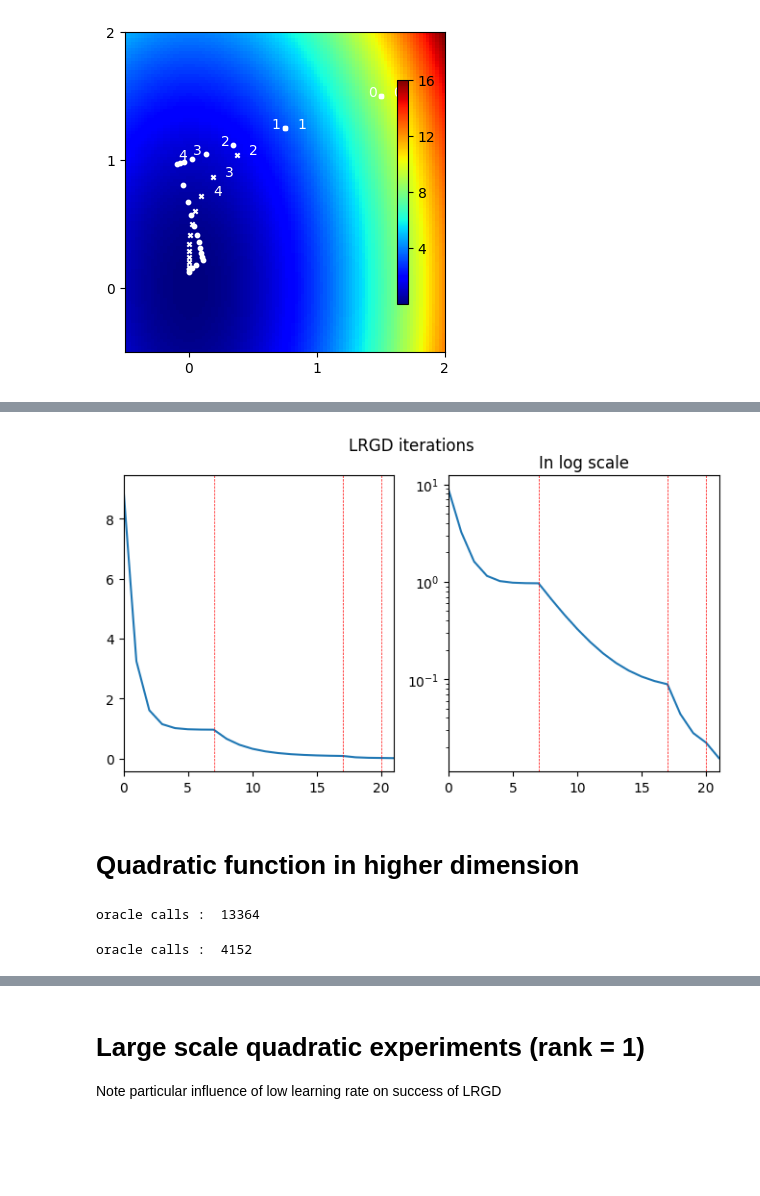
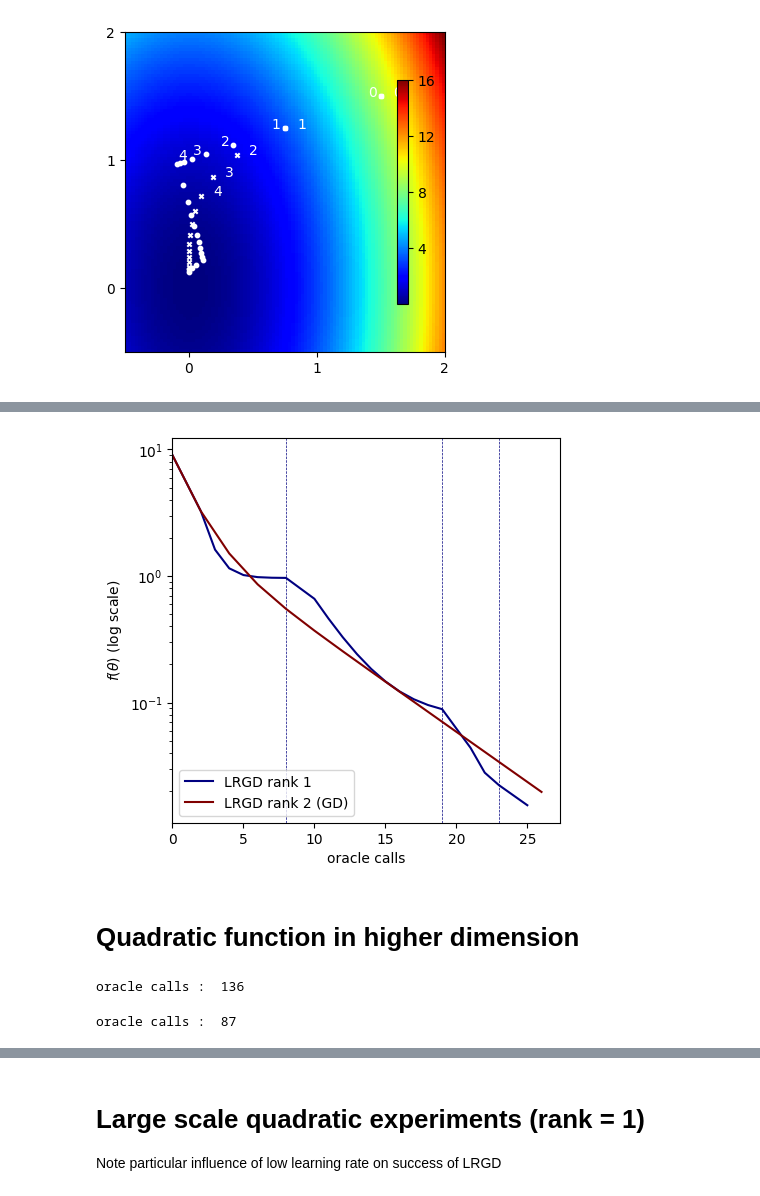
Before and after one commit to Romcos/LRGD, a Jupyter notebook: LRGD_new.ipynb, the cells around one changed output, grey strips where cells are left out. Cells and saved outputs as stored; diff of their text form; code cells hidden in the pictures; blank space fills up the shorter version.

```diff
--- a/LRGD_new.ipynb
+++ b/LRGD_new.ipynb
@@ -113,24 +89,7 @@ plt.savefig("GD_LRGD_iterations.pdf")
-# %%
-#### ENCAPSULATE THIS IN NICE PLOTS
-fig, (ax1, ax2) = plt.subplots(1, 2, figsize = (8,4))
-fig.suptitle('LRGD iterations')
-
-ax1.plot([f(ZLRGD[i]) for i in range(len(ZLRGD))])
-ax1.set_xlim(left = 0, right = len(ZLRGD)-1)
-
-ax2.set_title("performance")
-ax2.plot([f(ZLRGD[i]) for i in range(len(ZLRGD))])
-ax2.set_xlim(left = 0, right = len(ZLRGD)-1)
-ax2.set_yscale("log")
-ax2.set_title("In log scale")
-
-
-for i,c in enumerate(CLRGD):
-    if c==2 and i>2:
-        ax1.axvline(x = i-1, color = 'r', label = 'axvline - full height', linestyle = "--", linewidth = 0.5)
-        ax2.axvline(x = i-1, color = 'r', label = 'axvline - full height', linestyle = "--", linewidth = 0.5)
-# %% [output]
-[figure, removed]
+# %%
+plot_convergence([ZLRGD, ZGD],[CLRGD, CGD],f, verticals =[True, False],labels =["LRGD rank 1", "LRGD rank 2 (GD)"])
+# %% [output]
+[figure, added]
 # %% [markdown]
 # Quadratic function in higher dimension
 # %%
@@ -161,10 +104,10 @@ p=4
 # %%
-ZGD,CGD = GD(f, df, z0 = np.ones(p),alpha = alpha, epsilon=0.01)
+ZGD,CGD = GD(f, df, z0 = -np.ones(p),alpha = alpha, epsilon=0.01)
 print("oracle calls : ", np.sum(CGD))
 # %% [output]
-oracle calls :  13364
+oracle calls :  136
 # %%
-ZLRGD,CLRGD = LRGD(f, deltaf, z0 = np.ones(p),alpha = alpha, epsilon=0.01, mixed=0, rank=1)
-print("oracle calls : ", np.sum(CLRGD))
+ZLRGD1,CLRGD1 = LRGD(f, deltaf, z0 = -np.ones(p),alpha = alpha, epsilon=0.01, mixed=0, rank=1)
+print("oracle calls : ", np.sum(CLRGD1))
 # %% [output]
-oracle calls :  4152
+oracle calls :  87
```
Also changed, not shown: parts of 67 cells of this notebook, 9 other files.
